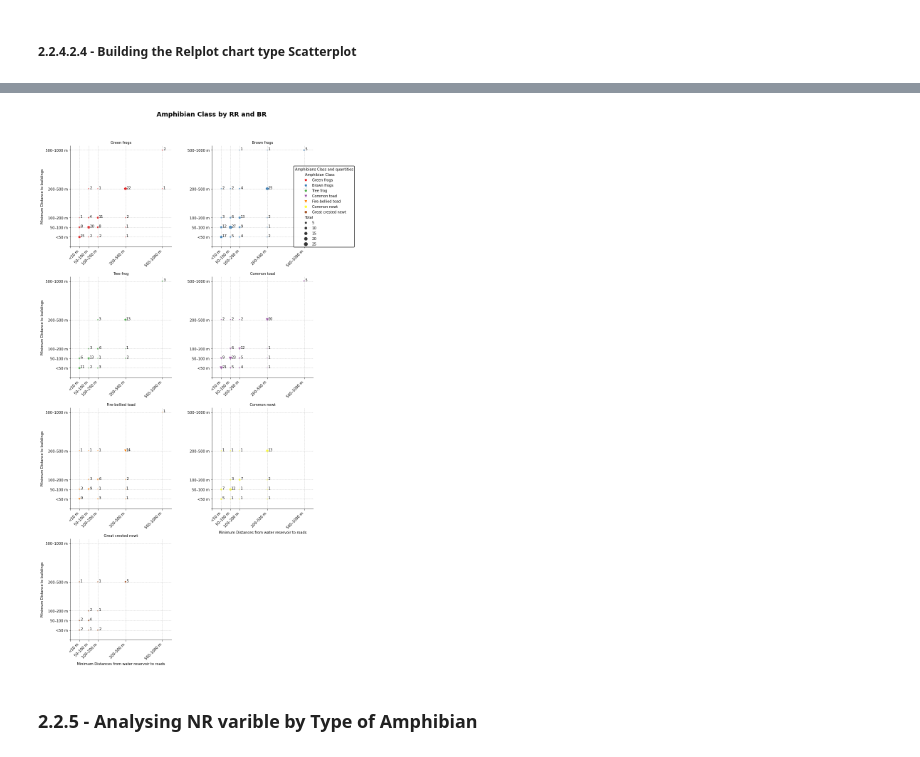
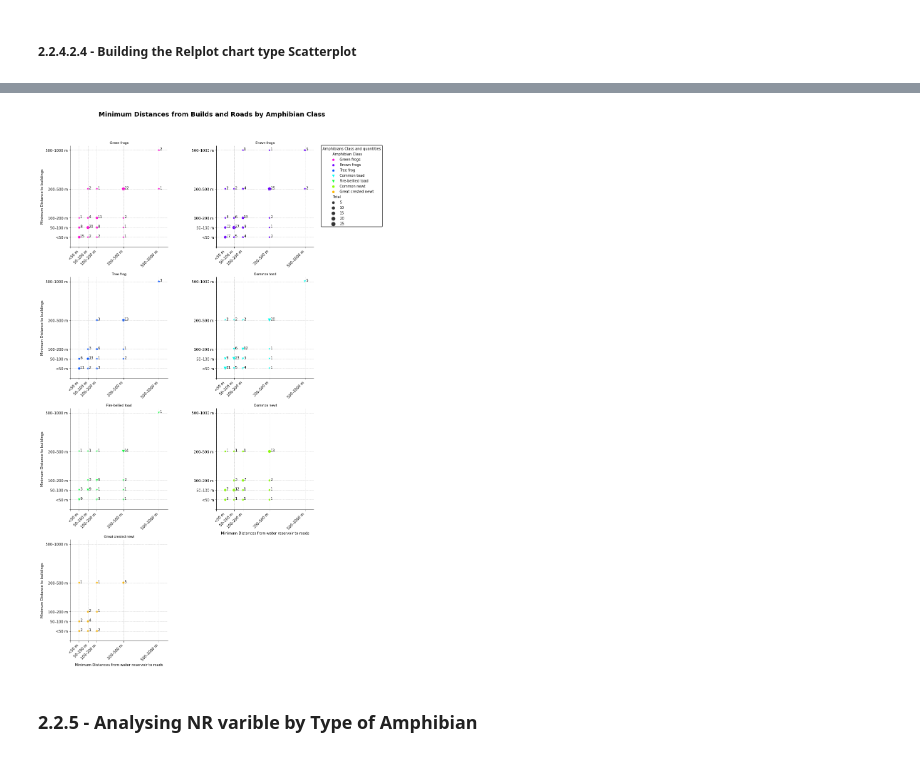
Before and after one commit to Renata-Thomazelli/amphibians, a Jupyter notebook: amphibians-Copy1.ipynb, the cells around one changed output, grey strips where cells are left out. Saved outputs shown, nothing was run; the diff lists cells and outputs as text; code cells hidden in the pictures.

Commit message:
formating the charts

```diff
--- a/amphibians-Copy1.ipynb
+++ b/amphibians-Copy1.ipynb
@@ -1258,14 +1115,18 @@ import matplotlib.pyplot as plt
 
 
 # Building a new dataframe without 0 in total column
-new_df_grouped_minimum = new_df_grouped_minimum.rename(columns={"amphibian class":"amphibian_class"})
+new_df_grouped_minimum = new_df_grouped_minimum.rename(
+    columns={"amphibian class":"amphibian_class"}
+)
 new_df_grouped_minimum_filtered = new_df_grouped_minimum[new_df_grouped_minimum['Total'] != 0]
 
 #identyfing the subplot position
-plotnum = {'Green frogs': 0, 'Brown frogs': 1, 'Tree frog': 2,'Common toad':3,'Fire-bellied toad':4,'Common newt':5,'Great crested newt':6}
+plotnum = {'Green frogs': 0, 'Brown frogs': 1,
+           'Tree frog': 2,'Common toad':3,'Fire-bellied toad':4,
+           'Common newt':5,'Great crested newt':6}
 
 # Define a color palette for amphibian classes
-palette = sns.color_palette("Set1", len(plotnum))
+palette = sns.color_palette("hsv_r", len(plotnum))
 
 # Create a relplot
 res= sns.relplot(
@@ -1280,7 +1141,7 @@ res= sns.relplot(
     col_wrap=2,
     style="amphibian_class",
     markers=["p", "p", "p", "v", "v", "o", "o"],
-    sizes=(10, 100),
+    sizes=(30, 120),
     legend="brief",
     facet_kws={'sharex':'row','sharey': 'col'},
     palette=palette  # Apply the defined color palette
@@ -1291,12 +1152,12 @@ res.set_axis_labels(
     'Minimum Distances from water reservoir to roads',
                     'Minimum Distance to buildings')
 res.fig.suptitle(
-    'Amphibian Class by RR and BR',
+    'Minimum Distances from Builds and Roads by Amphibian Class',
     y=1.05,
     fontsize=18,
     fontweight='heavy',
     fontstretch='expanded')
-res.set_titles(col_template="{col_name}")
+res.set_titles(col_template="{col_name}",font='Arial', fontsize=14)
 
 # Customize the legend
 legend = res._legend  # Get a reference to the legend
@@ -1316,12 +1177,14 @@ labels[0].set_text("Amphibian Class")
 # Add a border around the legend
 
 legend.set_title("Amphibians Class and quantities")
-legend.set_bbox_to_anchor((1.05, 0.9))  # Adjust the legend position
+legend.set_bbox_to_anchor((1.14, 0.94))  # Adjust the legend position
 legend.set_frame_on(True)
 legend.get_frame().set_linewidth(1.5)  # Set the border width
 legend.get_frame().set_edgecolor("black")  # Set the border color
-legend_labels = [class_name for class_name in plotnum.keys()]
-legend.legendHandles = [plt.Line2D([0], [0], marker='o', color='w', label=label, markersize=10, markerfacecolor=palette[i]) for i, label in enumerate(legend_labels)]
+
+
+#legend_labels = [class_name for class_name in plotnum.keys()]
+#legend.legendHandles = [plt.Line2D([0], [0], marker='o', color='w', label=label, markersize=10, markerfacecolor=palette[i]) for i, label in enumerate(legend_labels)]
 #legend.set_draggable(use_blit=True,state=True)
 # Loop through each subplot for further customization if needed
 for ax in res.axes.flat:
@@ -1365,36 +1228,36 @@ for ax in res.axes.flat:
     xticks = ax.get_xticks()
     xticklabels = ['' if x == -1 else
                    '<50 m' if x == 0 else
                    '50–100 m' if x== 1 else
                    '100–200 m' if x == 2 else
                    '200–500 m' if x == 5 else
                    '500–1000 m' if x== 9 else
                    '>1000 m' if x == 10 else
                    str(x) for x in xticks]
 
     ax.set_xticklabels(xticklabels,rotation=45, ha='right')
 
     yticks = ax.get_yticks()
     yticklabels = ['' if x == -1 else
                    '<50 m' if x == 0 else
                    '50–100 m' if x== 1 else
                    '100–200 m' if x == 2 else
                    '200–500 m' if x == 5 else
                    '500–1000 m' if x== 9 else
                    '>1000 m' if x == 10 else str(x) for x in xticks]
     ax.set_yticklabels(yticklabels)
 
 
 # Adjust spacing
-plt.subplots_adjust(hspace=0.3, wspace=0.4)
+plt.subplots_adjust(hspace=0.3, wspace=0.5)
 
 #Saving the plot
-res.fig.savefig("charts/relplotforRRandBR.png", dpi=300, bbox_inches="tight")
+res.fig.savefig("charts/Minimum Distances.png", dpi=300, bbox_inches="tight")
 
 # Show the plot
 plt.show()
 # %% [output]
-[figure, old version]
+[figure, new version]
 # %% [markdown]
 ### 2.2.5 - Analysing NR varible by Type of Amphibian
 # %% [markdown]
```
Also changed, not shown: parts of 12 cells of this notebook, 3 other files.
